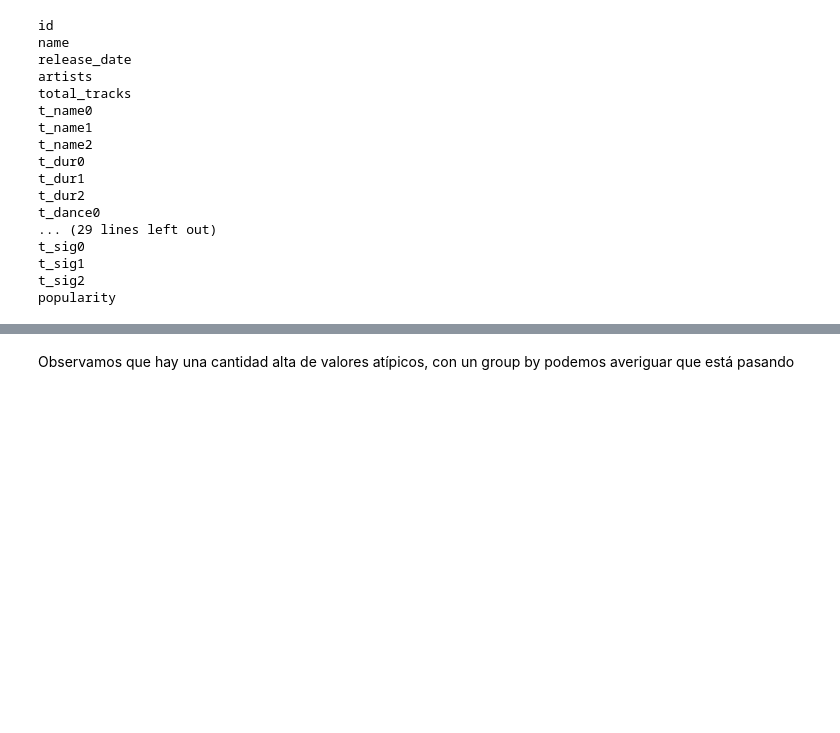
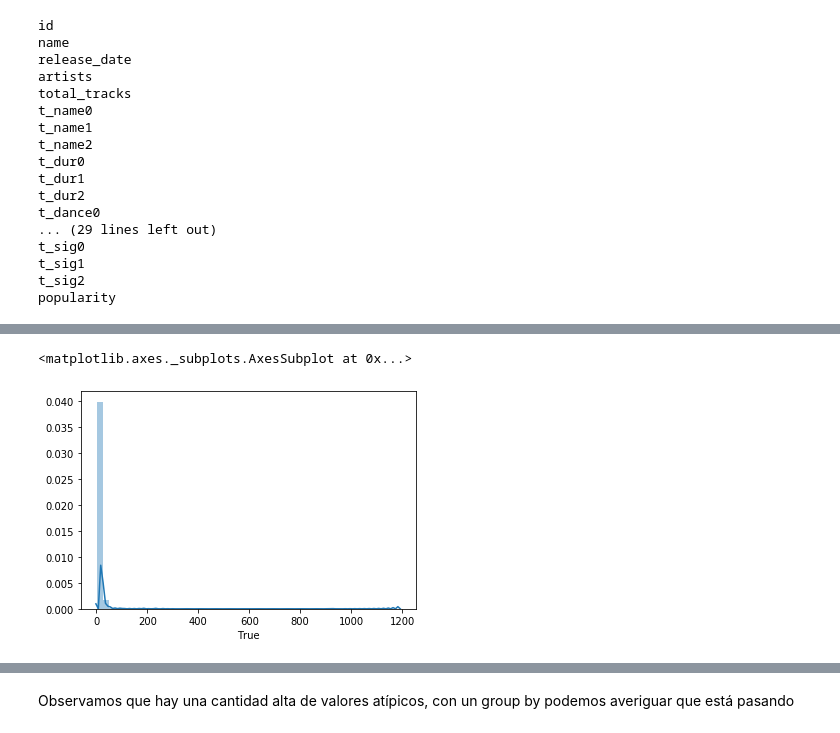
Before and after one commit to santy-gegenschatz/Entregables-Coder-Data-Science, a Jupyter notebook: Entregable8/analisis-univariado-gegenschatz.ipynb, the cells around one changed output, grey strips where cells are left out. Cells and saved outputs as stored; diff of their text form; code cells hidden in the pictures; blank space fills up the shorter version.

```diff
--- a/Entregable8/analisis-univariado-gegenschatz.ipynb
+++ b/Entregable8/analisis-univariado-gegenschatz.ipynb
@@ -90,0 +88,5 @@ sns.boxplot(x = df['total_tracks'])
+# %%
+sns.distplot(df['total_tracks'], hist = True, axlabel = True, label = 'Distribución de la cantidad de temas en los albums en el dataset')
+# %% [output]
+<matplotlib.axes._subplots.AxesSubplot at 0x...>
+[figure, added]
```
Also changed, not shown: parts of 12 cells of this notebook.
